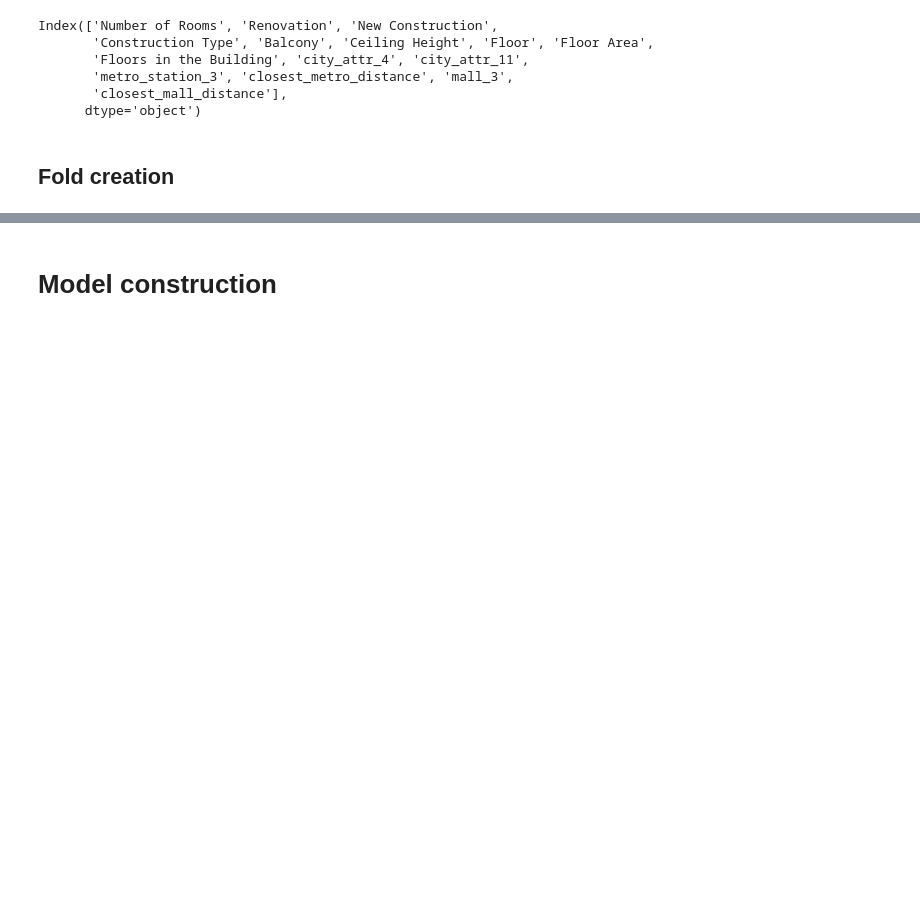
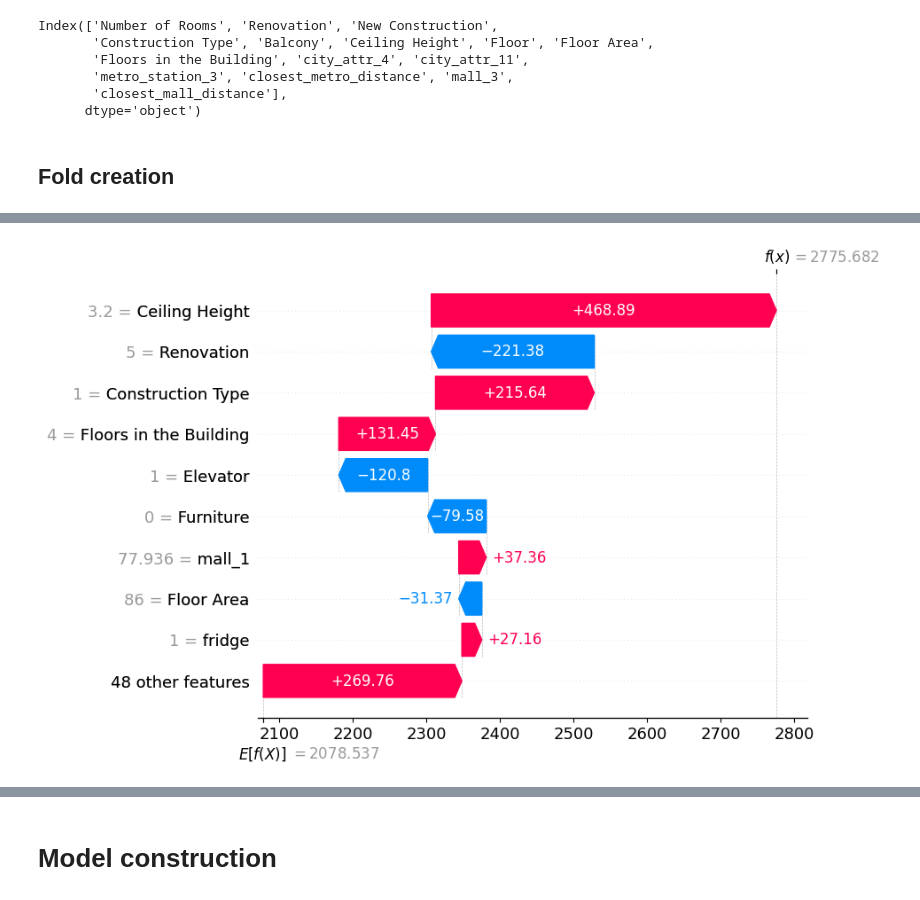
Before and after one commit to VaheC/ArmenianHousePrices, a Jupyter notebook: notebooks/model_training.ipynb, the cells around one changed output, grey strips where cells are left out. Cells and saved outputs as stored; diff of their text form; code cells hidden in the pictures; blank space fills up the shorter version.

```diff
--- a/notebooks/model_training.ipynb
+++ b/notebooks/model_training.ipynb
@@ -523,0 +750,4 @@ lgbm_rfecv_feats
+# %%
+shap.plots.waterfall(shap_values[0])
+# %% [output]
+[figure, added]
```
Also changed, not shown: parts of 27 cells of this notebook.
